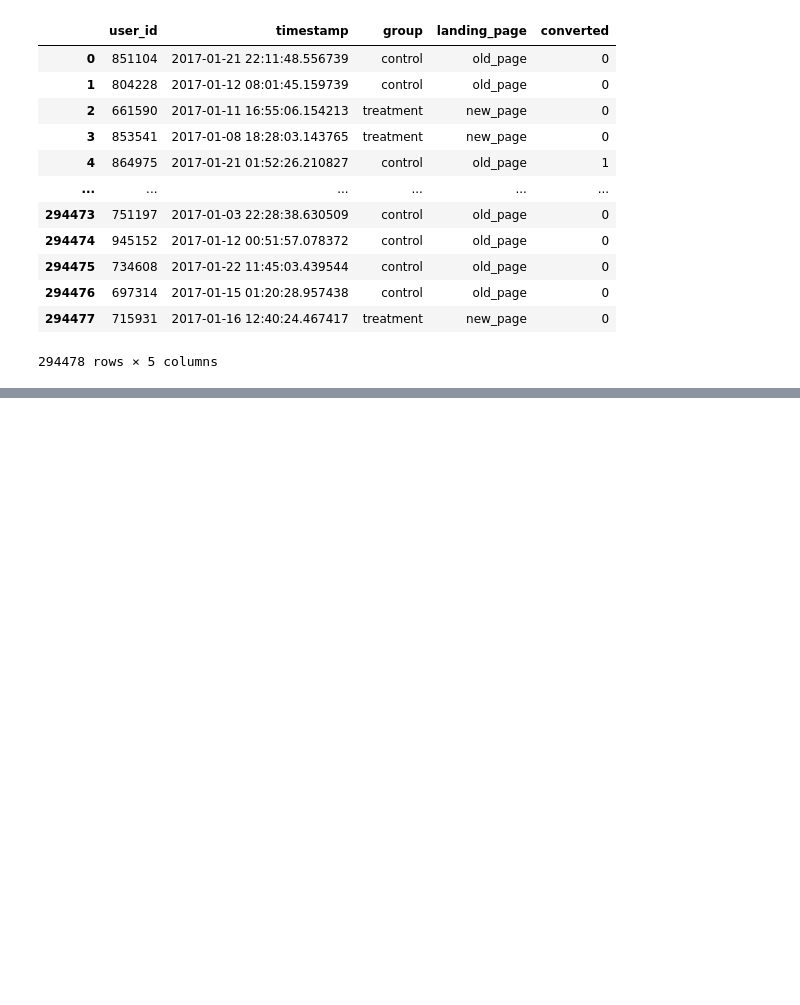
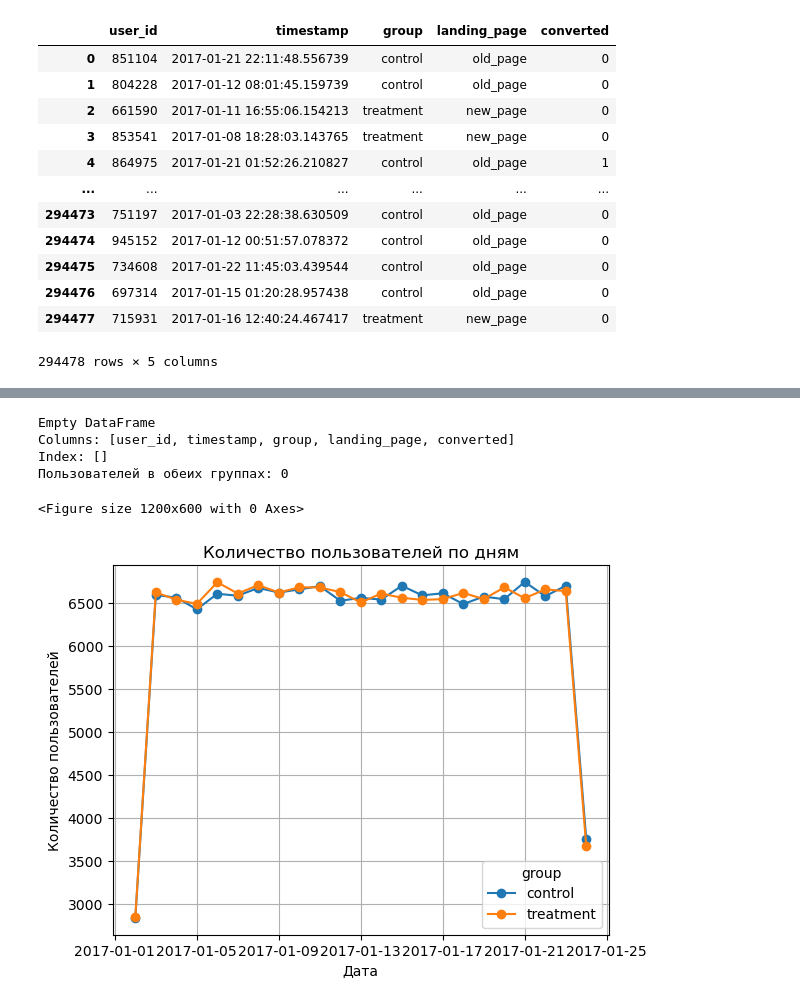
Before and after one commit to linaeroina/ab-test-analysis, a Jupyter notebook: Untitled2.ipynb, the cells around one changed output, grey strips where cells are left out. Cells and saved outputs as stored; diff of their text form; code cells hidden in the pictures; blank space fills up the shorter version.

```diff
--- a/Untitled2.ipynb
+++ b/Untitled2.ipynb
@@ -22,0 +71,34 @@ df['converted'].mean()
+# %%
+#Удаляем все дубли чтобы не было смеси воздействий , оставлем только первую запись
+df = df.drop_duplicates(subset=['user_id'], keep='first')
+
+#проверяем, что все удалилось
+if 'user_id' in df.columns:
+    user_groups = df.groupby('user_id')['group'].nunique()
+    problem_users = user_groups[user_groups > 1].index
+print(df[df['user_id'].isin(problem_users)].sort_values('user_id'))
+print(f"Пользователей в обеих группах: {len(problem_users)}")
+# %% [output]
+Empty DataFrame
+Columns: [user_id, timestamp, group, landing_page, converted]
+Index: []
+Пользователей в обеих группах: 0
+# %%
+# Группировка по дням и группам
+daily_users = df.groupby(['date', 'group'])['user_id'].nunique().unstack()
+
+# Визуализация
+plt.figure(figsize=(12, 6))
+daily_users.plot(kind='line', marker='o')
+plt.title('Количество пользователей по дням')
+plt.xlabel('Дата')
+plt.ylabel('Количество пользователей')
+plt.grid(True)
+plt.show()
+
+#Заметим, что в первый и последний дни у нас есть скачки, это связано с тем, что тест начался в 13:42 2 января и закончился в 13:42 24 января, то есть в другие дни тест шел 24 часа в сутки, а в эти только около 14
+df['timestamp'][df['timestamp'].str.contains('2017-01-24')].sort_values()
+#Можно сделать вывод, что значительных скачков по дням не было и тест шел примерно одновременно для обеих групп, все гуд и можно переходить к подсчету метрик
+# %% [output]
+<Figure size 1200x600 with 0 Axes>
+[figure, added]
```
Also changed, not shown: parts of 4 cells of this notebook.
